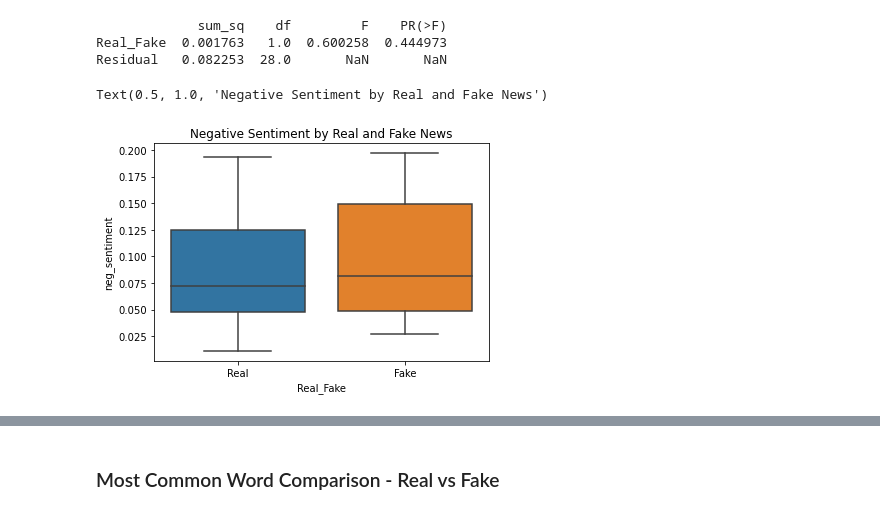
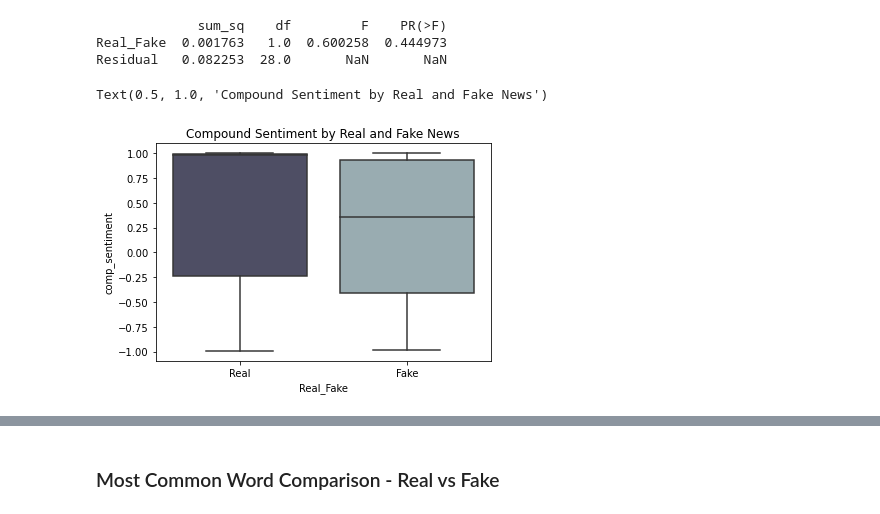
Before and after one commit to holcombek/si485, a Jupyter notebook: topic_summ_nlp.ipynb, the cells around one changed output, grey strips where cells are left out. Saved outputs shown, nothing was run; the diff lists cells and outputs as text; code cells hidden in the pictures.

```diff
--- a/topic_summ_nlp.ipynb
+++ b/topic_summ_nlp.ipynb
@@ -76,4 +78,5 @@ news_dataset.head()
 def remove_news_agency_name(text):
     return re.sub(r"Reuters|AP|New York Times|Washington Post|Business Insider|Atlantic|Fox News|National Review|Talking Points Memo|Buzzfeed News|Guardian|NPR|Vox|CNN|BBC|Bloomberg|Daily Mail|21st Century Wire|21st Century|Al Jazeera|21WIRE|ABC News", "", text)
 # %%
-news_dataset['Text'] = news_dataset.Text.apply(lambda x: remove_news_agency_name(str(x)))
+# ensure that the text column name 'Text' is the same as the
+news_dataset['Text'] = news_dataset['Text'].apply(lambda x: remove_news_agency_name(str(x)))
@@ -193,8 +202,8 @@ Residual   0.082253  28.0       NaN       NaN
 # %%
 ## higher values here mean more negative content, so this shows that the fake articles are slightly more negative
 # %%
-sns.boxplot(x='Real_Fake', y='neg_sentiment', data=news_dataset)
-plt.title('Negative Sentiment by Real and Fake News')
+sns.boxplot(x='Real_Fake', y='comp_sentiment', data=news_dataset, palette='bone')
+plt.title('Compound Sentiment by Real and Fake News')
 # %% [output]
-Text(0.5, 1.0, 'Negative Sentiment by Real and Fake News')
+Text(0.5, 1.0, 'Compound Sentiment by Real and Fake News')
-[figure, old version]
+[figure, new version]
```
Also changed, not shown: parts of 10 cells of this notebook.
